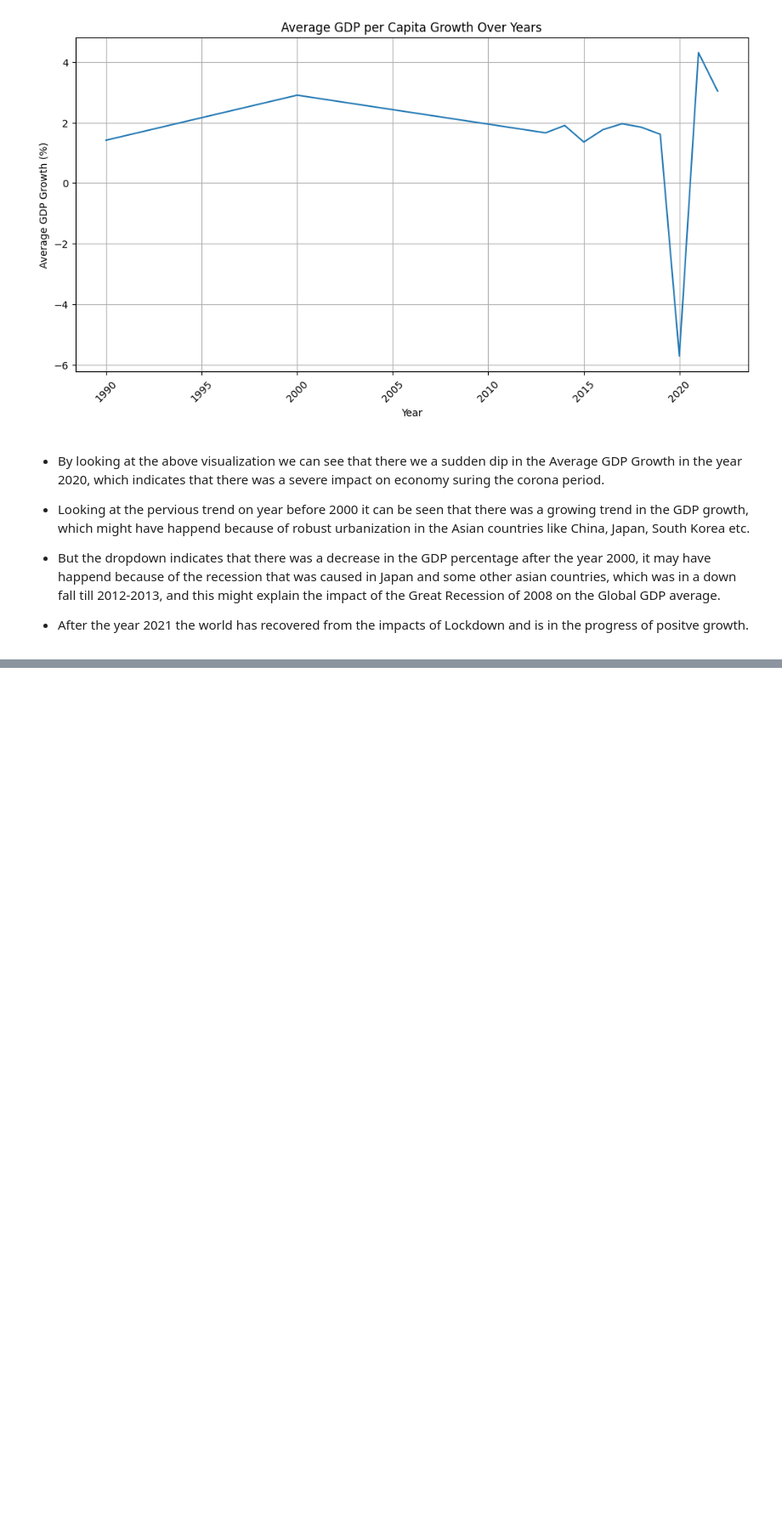
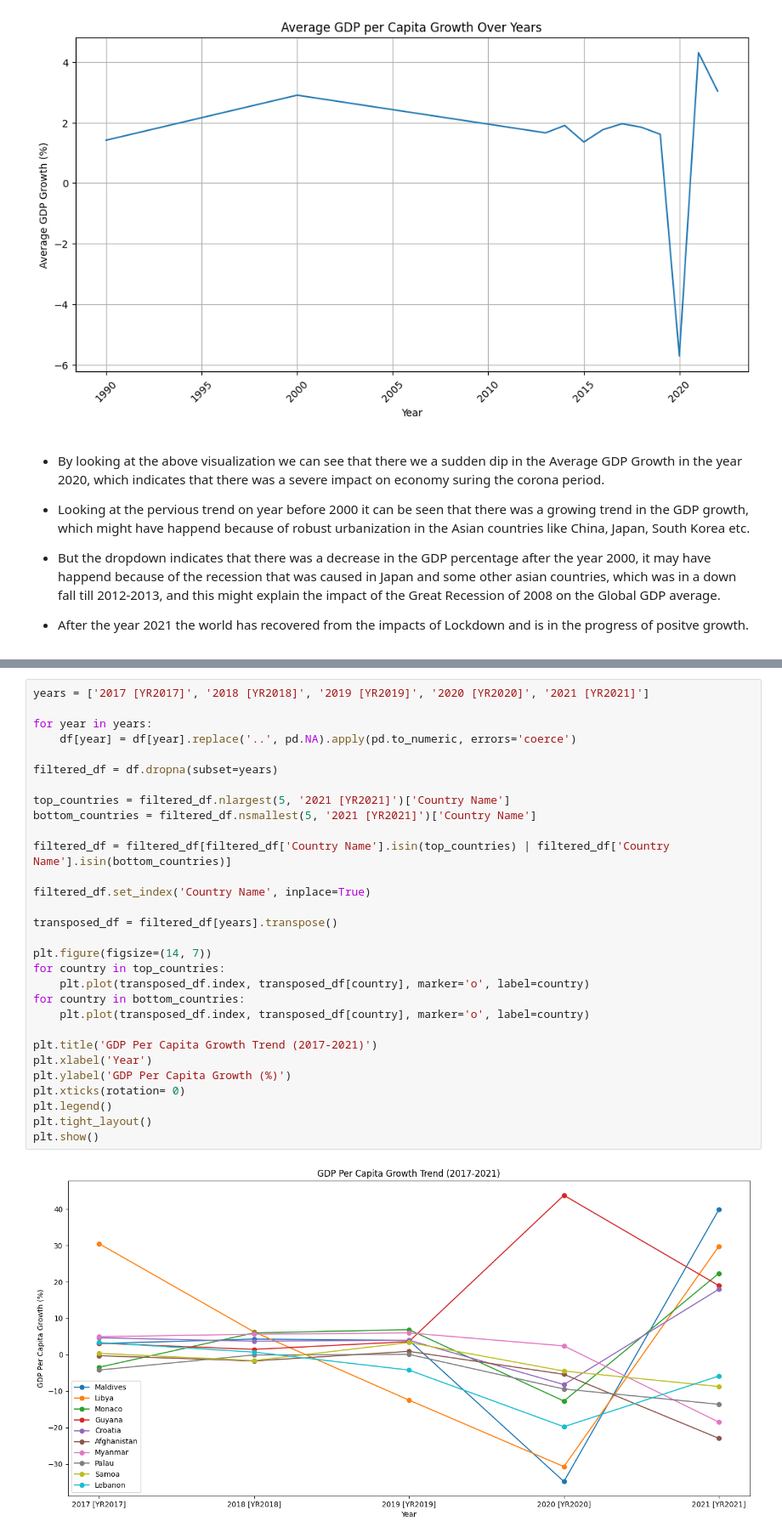
Before and after one commit to AshishGtmMishra/Data-Visualization-Projects, a Jupyter notebook: 4_GDP_per_capita_growth_(annual)_Visualization.ipynb, the cells around one changed output, grey strips where cells are left out. Shown at 85% size. Saved outputs shown, nothing was run; the diff lists cells and outputs as text; blank space fills up the shorter version.

```diff
--- a/4_GDP_per_capita_growth_(annual)_Visualization.ipynb
+++ b/4_GDP_per_capita_growth_(annual)_Visualization.ipynb
@@ -88,0 +159,32 @@ The `ci` parameter is deprecated. Use `errorbar=None` for the same effect.
+# %%
+years = ['2017 [YR2017]', '2018 [YR2018]', '2019 [YR2019]', '2020 [YR2020]', '2021 [YR2021]']
+
+for year in years:
+    df[year] = df[year].replace('..', pd.NA).apply(pd.to_numeric, errors='coerce')
+
+filtered_df = df.dropna(subset=years)
+
+top_countries = filtered_df.nlargest(5, '2021 [YR2021]')['Country Name']
+bottom_countries = filtered_df.nsmallest(5, '2021 [YR2021]')['Country Name']
+
+filtered_df = filtered_df[filtered_df['Country Name'].isin(top_countries) | filtered_df['Country Name'].isin(bottom_countries)]
+
+filtered_df.set_index('Country Name', inplace=True)
+
+transposed_df = filtered_df[years].transpose()
+
+plt.figure(figsize=(14, 7))
+for country in top_countries:
+    plt.plot(transposed_df.index, transposed_df[country], marker='o', label=country)
+for country in bottom_countries:
+    plt.plot(transposed_df.index, transposed_df[country], marker='o', label=country)
+
+plt.title('GDP Per Capita Growth Trend (2017-2021)')
+plt.xlabel('Year')
+plt.ylabel('GDP Per Capita Growth (%)')
+plt.xticks(rotation= 0)
+plt.legend()
+plt.tight_layout()
+plt.show()
+# %% [output]
+[figure, added]
```
Also changed, not shown: parts of 15 cells of this notebook.
